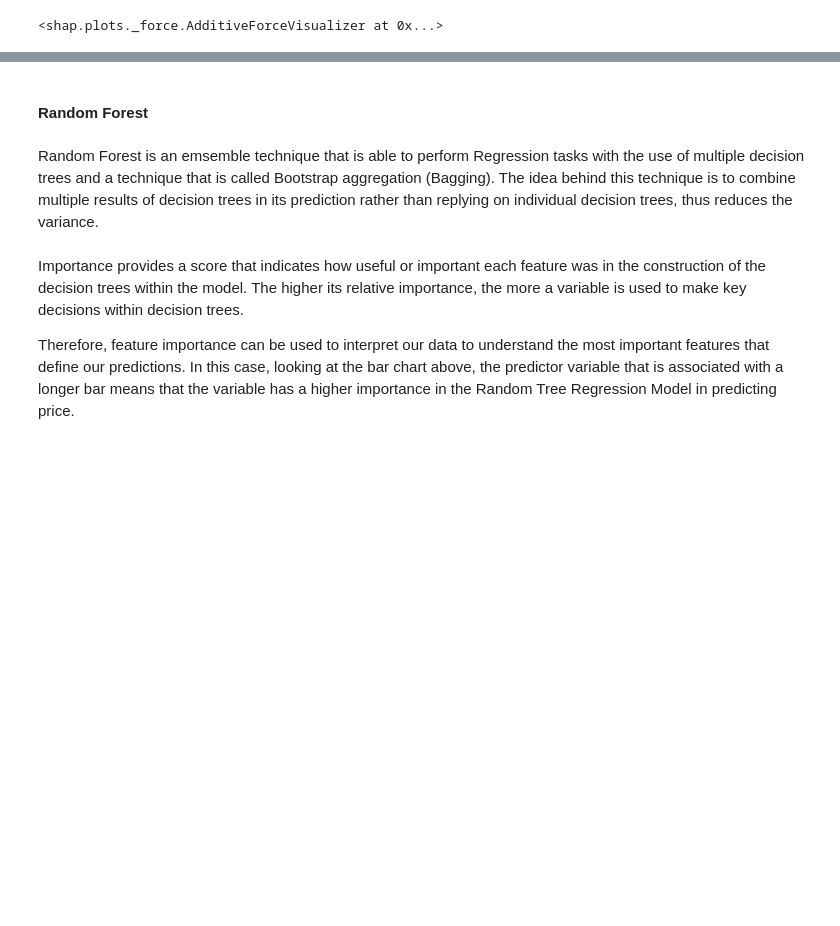
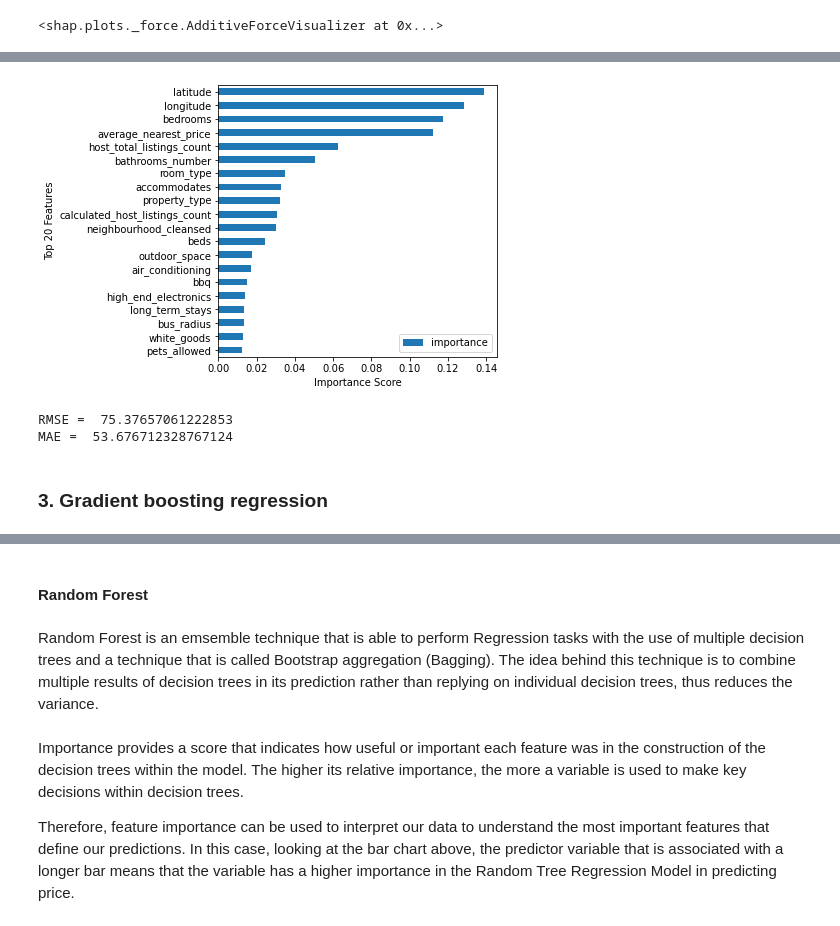
Before and after one commit to StellaLii/Airbnb-Project, a Jupyter notebook: vancouver_model/Machine_Learning_Model.ipynb, the cells around one changed output, grey strips where cells are left out. Cells and saved outputs as stored; diff of their text form; code cells hidden in the pictures; blank space fills up the shorter version.

```diff
--- a/vancouver_model/Machine_Learning_Model.ipynb
+++ b/vancouver_model/Machine_Learning_Model.ipynb
@@ -532,0 +506,6 @@ shap.force_plot(explainer.expected_value, shap_values[0,:], X_test.iloc[0,:])
+# %%
+from sklearn.tree import DecisionTreeRegressor
+decision_tree = DecisionTreeRegressor(criterion='absolute_error', max_depth = 50, random_state=42)
+
+decision_tree.fit(X_train_1, y_train_1)
+y_predict_dt = decision_tree.predict(X_test_1)
@@ -532,0 +524,27 @@ shap.force_plot(explainer.expected_value, shap_values[0,:], X_test.iloc[0,:])
+# %%
+feat_imp = pd.DataFrame({'importance':decision_tree.feature_importances_})
+feat_imp['feature'] = X_train_1.columns
+feat_imp.sort_values(by='importance', ascending=False, inplace=True)
+
+feat_imp.sort_values(by='importance', inplace=True)
+feat_imp = feat_imp.set_index('feature', drop=True)
+feat_imp = feat_imp[len(feat_imp1)-20:len(feat_imp1)]
+feat_imp.plot.barh(figsize=(5,5))
+plt.xlabel('Importance Score')
+plt.ylabel('Top 20 Features')
+plt.show()
+# %% [output]
+[figure, added]
+# %%
+mse = sklearn.metrics.mean_squared_error(y_test_1, y_predict_dt)
+mae = sklearn.metrics.mean_absolute_error(y_test_1, y_predict_dt)
+
+rmse = math.sqrt(mse)
+
+print("RMSE = ", rmse)
+print("MAE = ", mae)
+# %% [output]
+RMSE =  75.37657061222853
+MAE =  53.676712328767124
+# %% [markdown]
+### 3. Gradient boosting regression
```
Also changed, not shown: parts of 52 cells of this notebook, 1 other file.
